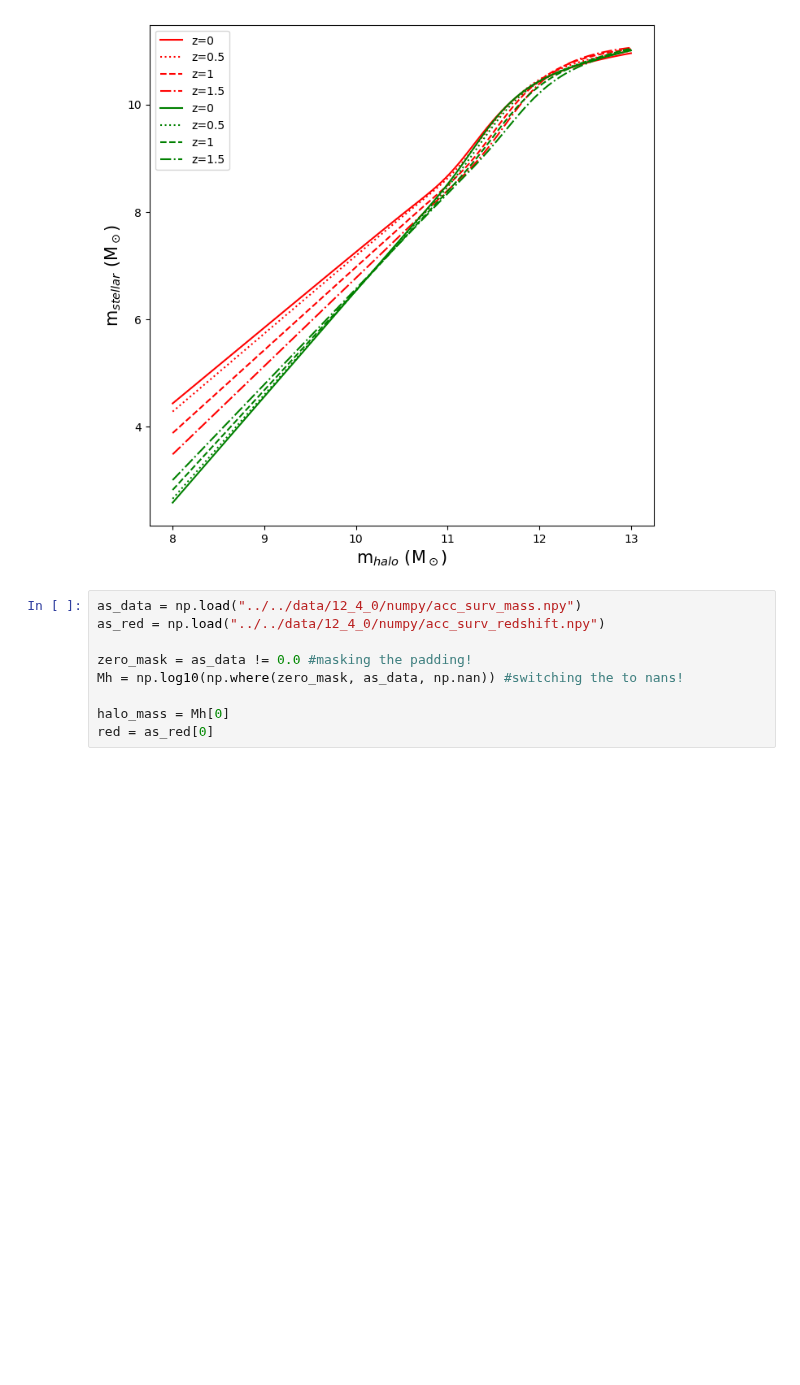
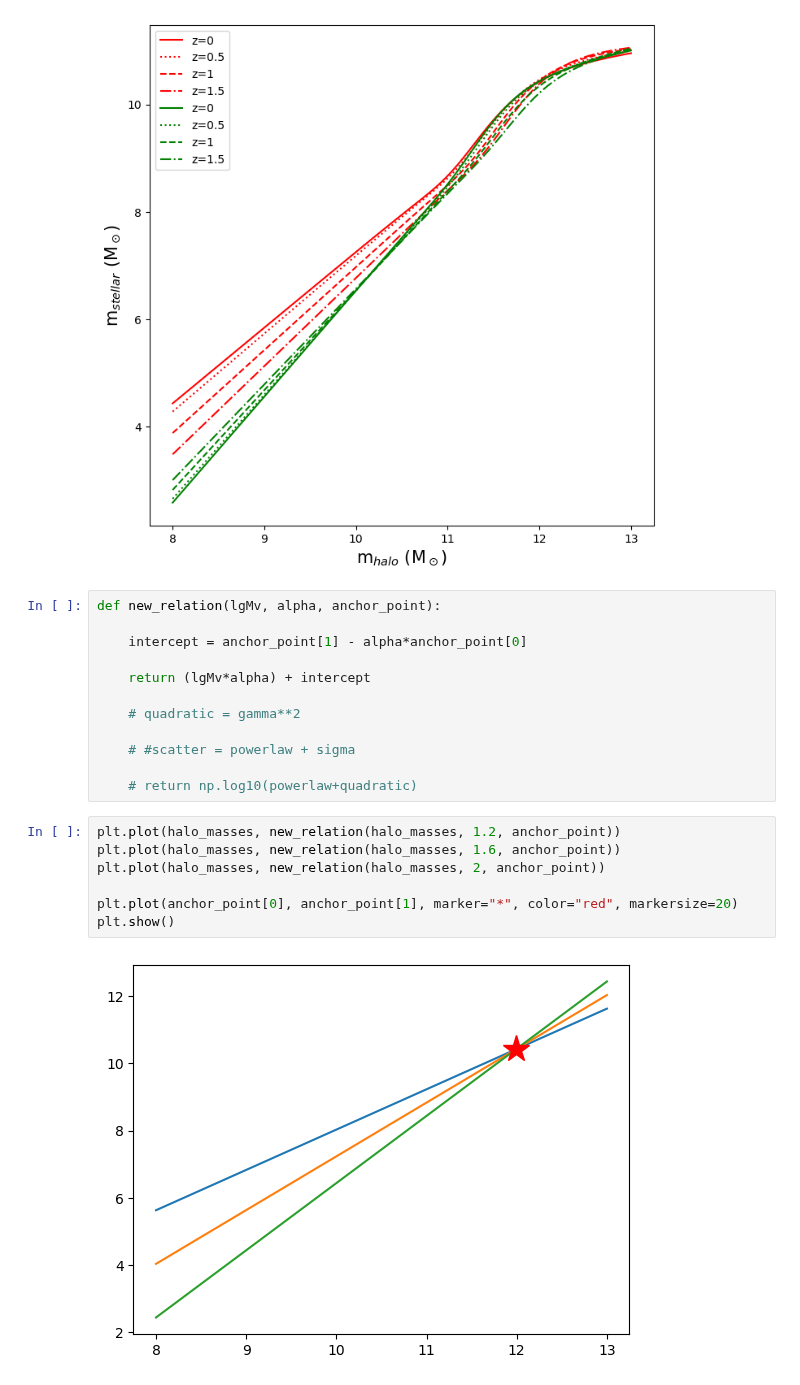
Before and after one commit to jsmonzon/SatGen, a Jupyter notebook: notebooks/SHMR.ipynb, the cells around one changed output. Cells and saved outputs as stored; diff of their text form; blank space fills up the shorter version.

```diff
--- a/notebooks/SHMR.ipynb
+++ b/notebooks/SHMR.ipynb
@@ -123,13 +157,25 @@ plt.legend()
 plt.show()
 # %% [output]
 [figure]
-# %%
-as_data = np.load("../../data/12_4_0/numpy/acc_surv_mass.npy")
-as_red = np.load("../../data/12_4_0/numpy/acc_surv_redshift.npy")
-
-zero_mask = as_data != 0.0 #masking the padding!
-Mh = np.log10(np.where(zero_mask, as_data, np.nan)) #switching the to nans!
-
-halo_mass = Mh[0]
-red = as_red[0]
+# %%
+def new_relation(lgMv, alpha, anchor_point):
+
+    intercept = anchor_point[1] - alpha*anchor_point[0]
+
+    return (lgMv*alpha) + intercept
+
+    # quadratic = gamma**2
+
+    # #scatter = powerlaw + sigma
+
+    # return np.log10(powerlaw+quadratic)
+# %%
+plt.plot(halo_masses, new_relation(halo_masses, 1.2, anchor_point))
+plt.plot(halo_masses, new_relation(halo_masses, 1.6, anchor_point))
+plt.plot(halo_masses, new_relation(halo_masses, 2, anchor_point))
+
+plt.plot(anchor_point[0], anchor_point[1], marker="*", color="red", markersize=20)
+plt.show()
+# %% [output]
+[figure, added]
 # %%
```
Also changed, not shown: parts of 10 cells of this notebook, 10 other files.
